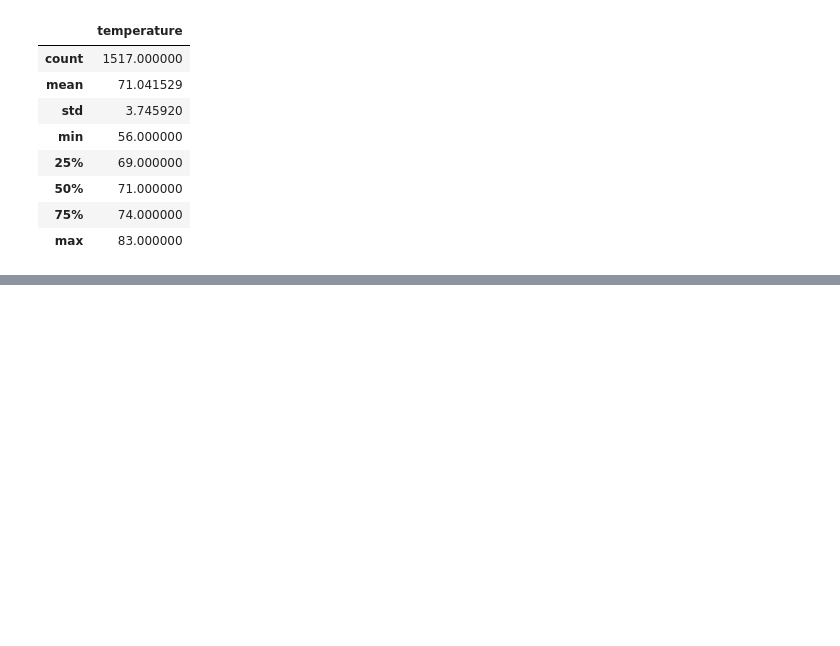
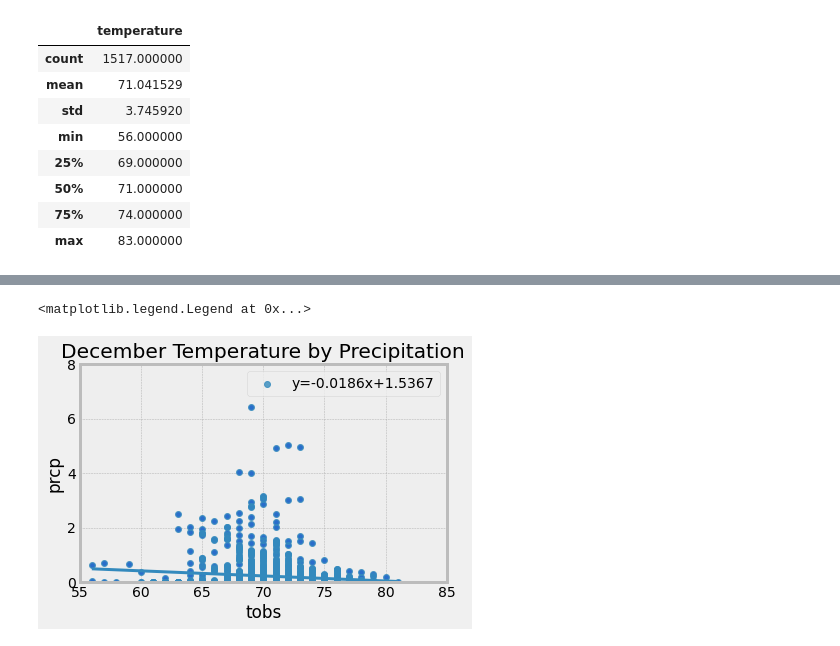
Before and after one commit to JanellN/surfs_up, a Jupyter notebook: SurfsUp_Challenge.ipynb, the cells around one changed output, grey strips where cells are left out. Saved outputs shown, nothing was run; the diff lists cells and outputs as text; code cells hidden in the pictures; blank space fills up the shorter version.

```diff
--- a/SurfsUp_Challenge.ipynb
+++ b/SurfsUp_Challenge.ipynb
@@ -114,0 +179,6 @@ df.describe()
+# %%
+# Additional Query 2: December Precipitation
+dec_temp_prec = session.query(Measurement.tobs,Measurement.prcp).filter(extract('month', Measurement.date) == 12).all()
+dec_temp_prec_df = pd.DataFrame(dec_temp_prec)
+# print(dec_temp_prcp_df)
+dec_temp_prec_df.describe()
@@ -114,0 +195,17 @@ df.describe()
+# %%
+# Dec graph of temp x prcp with trendline
+dec_temp_prec_df = pd.DataFrame(dec_temp_prec, columns=['tobs','prcp'])
+# have to drop Nans to plot on the scatterplot
+dec_temp_prec_df = dec_temp_prec_df.dropna()
+dec_temp_prec_df.plot.scatter('tobs', 'prcp')
+plt.tight_layout()
+plt.title('December Temperature by Precipitation')
+plt.xlim([55, 85])
+plt.ylim([0,8])
+
+# Add Trendline and equation
+slope, intercept, r_value, p_value, std_err = stats.linregress(dec_temp_prec_df['tobs'], dec_temp_prec_df['prcp'])
+sns.regplot(x='tobs', y='prcp', data=dec_temp_prec_df, ci=None, label="y={0:.4f}x+{1:.4f}".format(slope,intercept)).legend(loc="best")
+# %% [output]
+<matplotlib.legend.Legend at 0x...>
+[figure, added]
```
Also changed, not shown: parts of 12 cells of this notebook, 10 other files.
